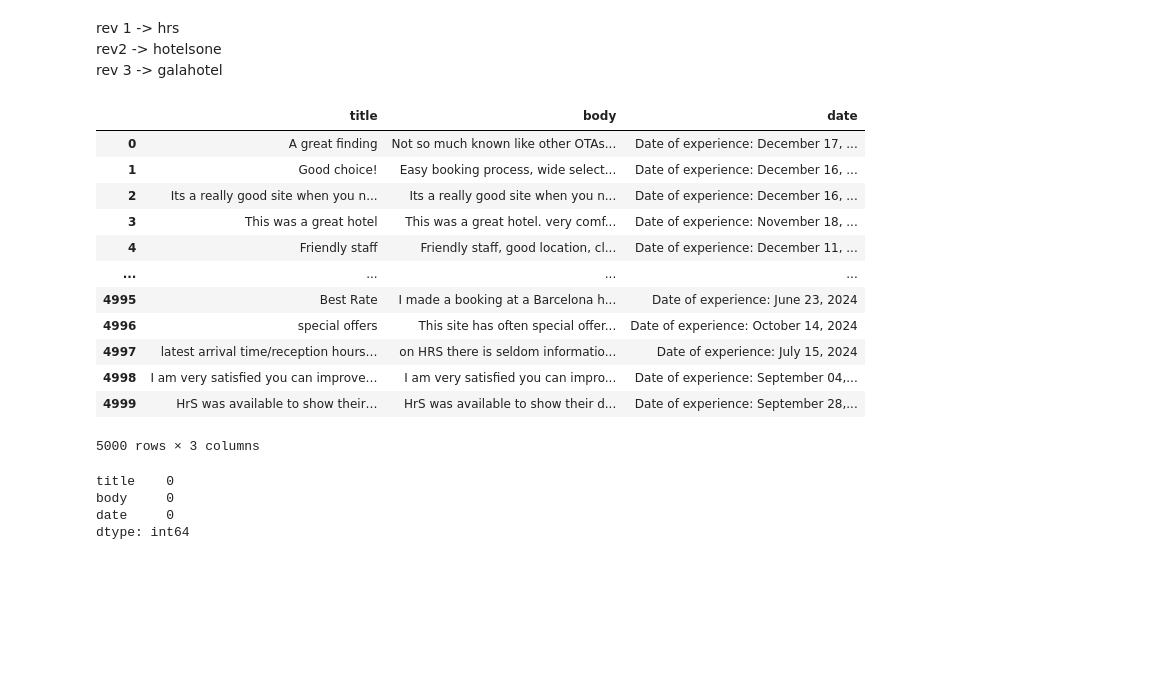
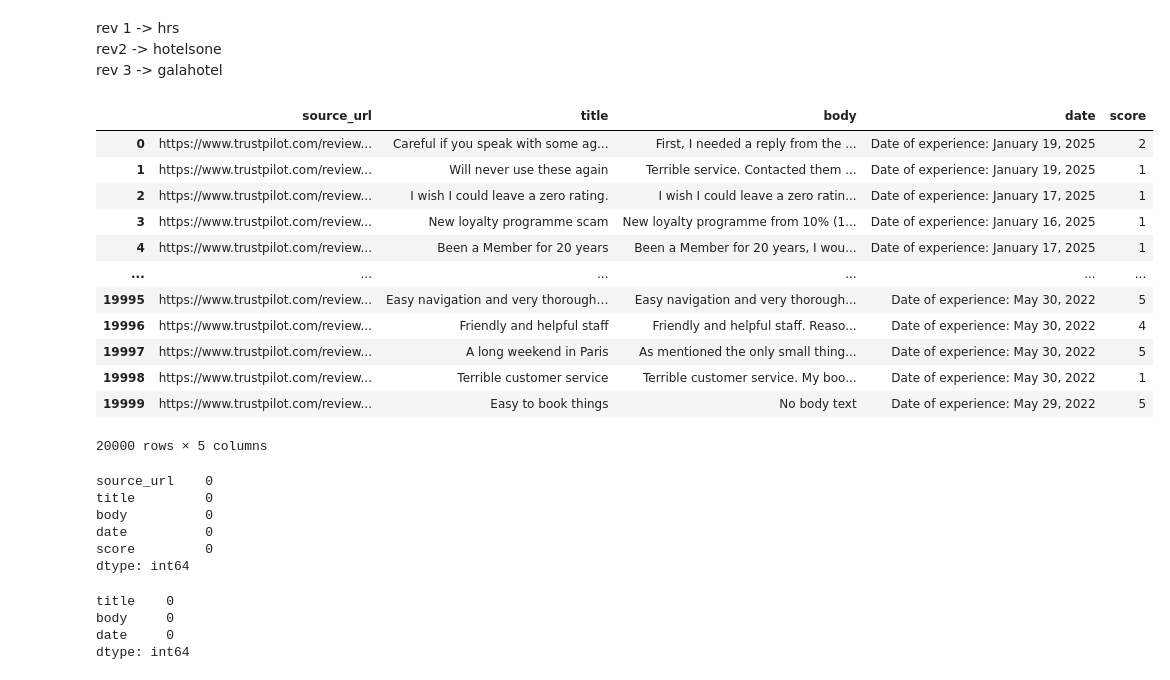
Before and after one commit to guillaumeesilv/Webscraping_project, a Jupyter notebook: classification.ipynb, the cells around one changed output. Drawn from its saved outputs; the diff is of its cells as text; code cells hidden in the pictures; blank space fills up the shorter version.

```diff
--- a/classification.ipynb
+++ b/classification.ipynb
@@ -11,25 +11,35 @@ rev 1 -> hrs
 rev2 -> hotelsone
 rev 3 -> galahotel
 # %%
-df_hrs = pd.read_csv('./scrapped_reviews/trustpilot_reviews_1.csv')
-df_sone = pd.read_csv('./scrapped_reviews/trustpilot_reviews_2.csv')
-df_gala = pd.read_csv('./scrapped_reviews/trustpilot_reviews_3.csv')
+df_hrs = pd.read_csv('./scrapped_reviews/trustpilot_reviews_1.csv') # old scraping
+df_sone = pd.read_csv('./scrapped_reviews/trustpilot_reviews_2.csv') # old scraping
+df_gala = pd.read_csv('./scrapped_reviews/trustpilot_reviews_3.csv') # old scraping
+df_multi = pd.read_csv('./scrapped_reviews/reviews_multiple_urls.csv') #labelized data for training
-# %%
-df_hrs
-# %% [output]
-|  | title | body | date |
-| 0 | A great finding | Not so much known like other OTAs... | Date of experience: December 17, ... |
-| 1 | Good choice! | Easy booking process, wide select... | Date of experience: December 16, ... |
-| 2 | Its a really good site when you n... | Its a really good site when you n... | Date of experience: December 16, ... |
-| 3 | This was a great hotel | This was a great hotel. very comf... | Date of experience: November 18, ... |
-| 4 | Friendly staff | Friendly staff, good location, cl... | Date of experience: December 11, ... |
-| ... | ... | ... | ... |
-| 4995 | Best Rate | I made a booking at a Barcelona h... | Date of experience: June 23, 2024 |
-| 4996 | special offers | This site has often special offer... | Date of experience: October 14, 2024 |
-| 4997 | latest arrival time/reception hours… | on HRS there is seldom informatio... | Date of experience: July 15, 2024 |
-| 4998 | I am very satisfied you can improve… | I am very satisfied you can impro... | Date of experience: September 04,... |
-| 4999 | HrS was available to show their… | HrS was available to show their d... | Date of experience: September 28,... |
-5000 rows × 3 columns
+# %%
+df_multi
+# %% [output]
+|  | source_url | title | body | date | score |
+| 0 | https://www.trustpilot.com/review... | Careful if you speak with some ag... | First, I needed a reply from the ... | Date of experience: January 19, 2025 | 2 |
+| 1 | https://www.trustpilot.com/review... | Will never use these again | Terrible service. Contacted them ... | Date of experience: January 19, 2025 | 1 |
+| 2 | https://www.trustpilot.com/review... | I wish I could leave a zero rating. | I wish I could leave a zero ratin... | Date of experience: January 17, 2025 | 1 |
+| 3 | https://www.trustpilot.com/review... | New loyalty programme scam | New loyalty programme from 10% (1... | Date of experience: January 16, 2025 | 1 |
+| 4 | https://www.trustpilot.com/review... | Been a Member for 20 years | Been a Member for 20 years, I wou... | Date of experience: January 17, 2025 | 1 |
+| ... | ... | ... | ... | ... | ... |
+| 19995 | https://www.trustpilot.com/review... | Easy navigation and very thorough… | Easy navigation and very thorough... | Date of experience: May 30, 2022 | 5 |
+| 19996 | https://www.trustpilot.com/review... | Friendly and helpful staff | Friendly and helpful staff. Reaso... | Date of experience: May 30, 2022 | 4 |
+| 19997 | https://www.trustpilot.com/review... | A long weekend in Paris | As mentioned the only small thing... | Date of experience: May 30, 2022 | 5 |
+| 19998 | https://www.trustpilot.com/review... | Terrible customer service | Terrible customer service. My boo... | Date of experience: May 30, 2022 | 1 |
+| 19999 | https://www.trustpilot.com/review... | Easy to book things | No body text | Date of experience: May 29, 2022 | 5 |
+20000 rows × 5 columns
+# %%
+df_multi.isnull().sum()
+# %% [output]
+source_url    0
+title         0
+body          0
+date          0
+score         0
+dtype: int64
 # %%
 # 1 missing value in titlt col in df_gala
 df_gala['title'] = df_gala['title'].fillna('No Title')
```
Also changed, not shown: parts of 31 cells of this notebook, 9 other files.
